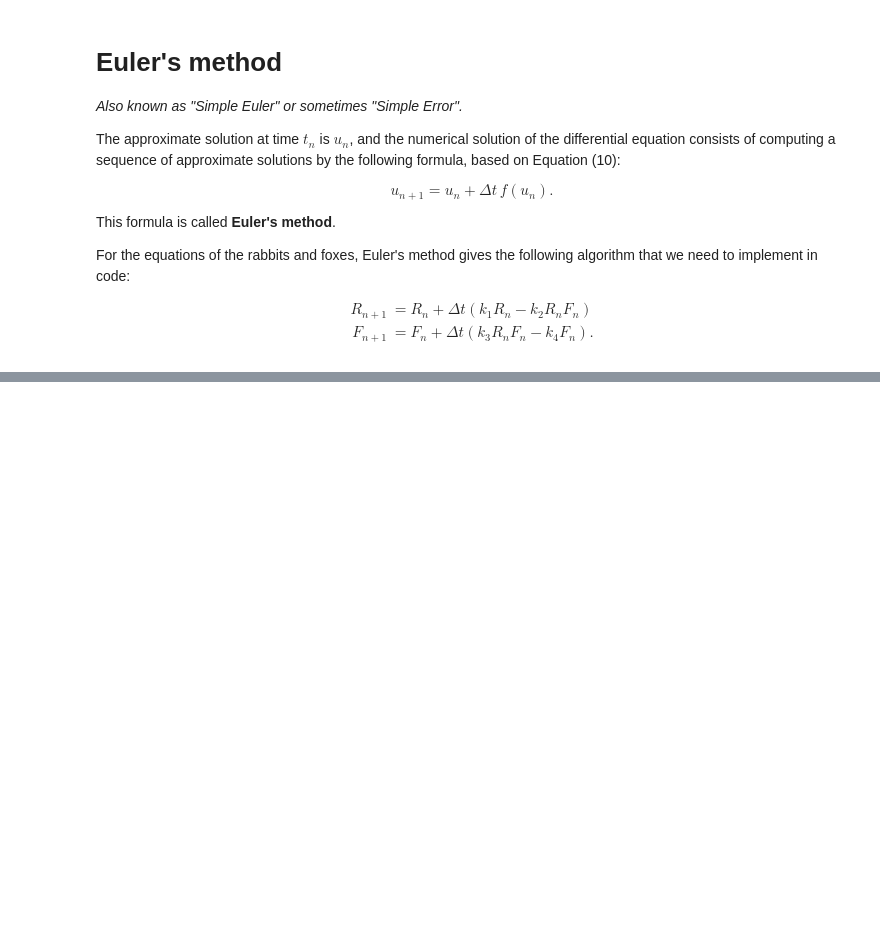
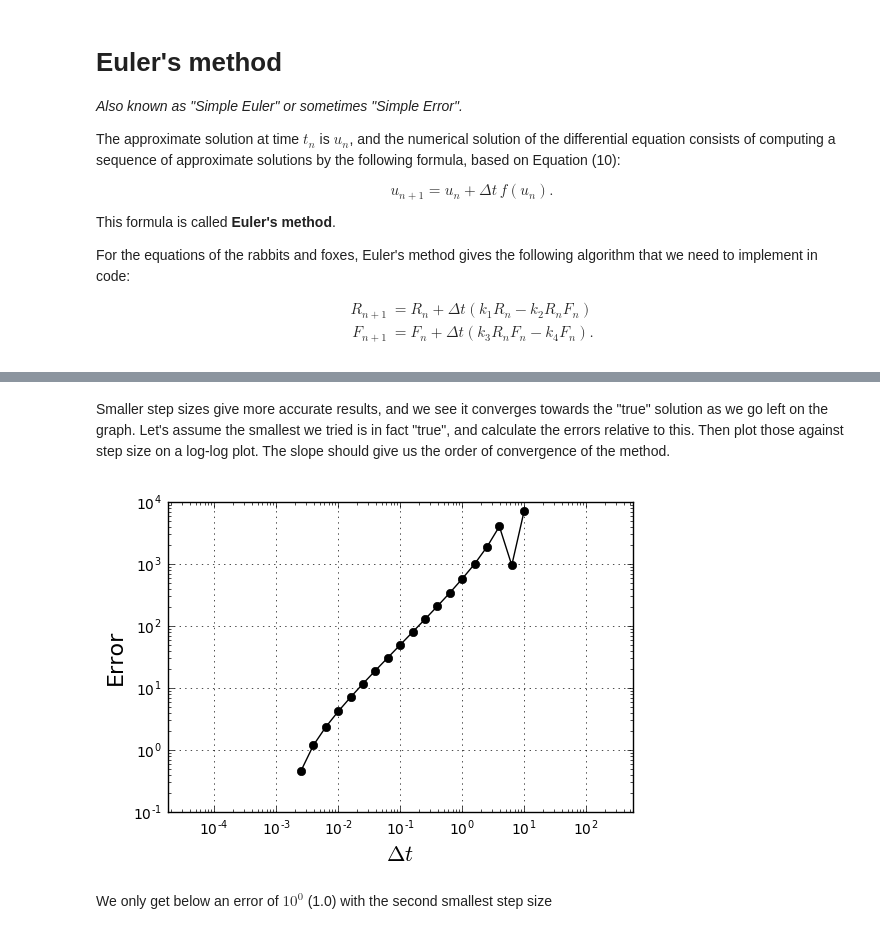
Before and after one commit to RaeMa07JG/rabbits-and-foxes-dbaugher, a Jupyter notebook: rabbits-and-foxes.ipynb, the cells around one changed output, grey strips where cells are left out. Cells and saved outputs as stored; diff of their text form; code cells hidden in the pictures; blank space fills up the shorter version.

```diff
--- a/rabbits-and-foxes.ipynb
+++ b/rabbits-and-foxes.ipynb
@@ -64,0 +154,19 @@ from matplotlib import pyplot as plt
+# %% [markdown]
+Smaller step sizes give more accurate results, and we see it converges towards the "true" solution as we go left on the graph. Let's assume the smallest we tried is in fact "true", and calculate the errors relative to this. Then plot those against step size on a log-log plot. The slope should give us the order of convergence of the method.
+# %%
+maximums = np.array(maximums)
+errors = maximums - maximums[-1] # calculate error relative to the last value
+# %%
+
+# plot all but the last point, because log(0.0) will cause problems scaling the axes
+plt.loglog(step_sizes[:-1], errors[:-1], 'ko-')
+
+plt.axis('equal') # scale the axes to make a square a square
+plt.grid(True) # turn on the grid lines
+plt.xlabel("$\Delta t$", fontsize=16)
+plt.ylabel("Error", fontsize=16)
+plt.show()
+# %% [output]
+[figure, added]
+# %% [markdown]
+We only get below an error of $10^0$ (1.0) with the second smallest step size
```
Also changed, not shown: parts of 8 cells of this notebook.
